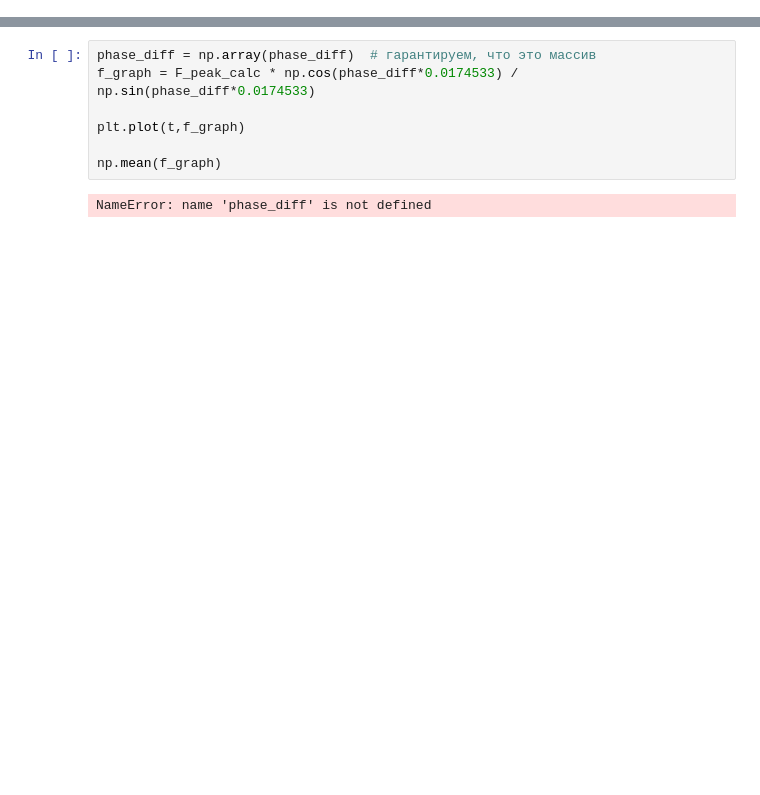
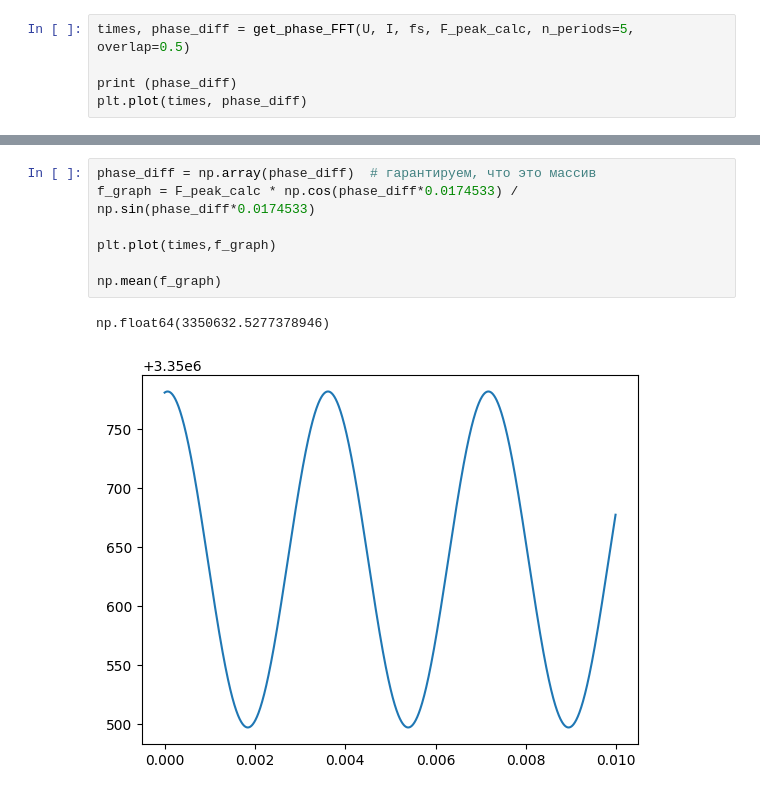
Before and after one commit to Gr-a-f/Relaxation_frequency_phase_algorithm, a Jupyter notebook: sin_phantom.ipynb, the cells around one changed output, grey strips where cells are left out. Saved outputs shown, nothing was run; the diff lists cells and outputs as text; blank space fills up the shorter version.

```diff
--- a/sin_phantom.ipynb
+++ b/sin_phantom.ipynb
@@ -77,0 +75,5 @@ print(f_rel_calc_mean)
+# %%
+times, phase_diff = get_phase_FFT(U, I, fs, F_peak_calc, n_periods=5, overlap=0.5)
+
+print (phase_diff)
+plt.plot(times, phase_diff)
@@ -78,9 +84,10 @@ print(f_rel_calc_mean)
 # %%
 phase_diff = np.array(phase_diff)  # гарантируем, что это массив
 f_graph = F_peak_calc * np.cos(phase_diff*0.0174533) / np.sin(phase_diff*0.0174533)
 
-plt.plot(t,f_graph)
+plt.plot(times,f_graph)
 
 np.mean(f_graph)
 # %% [output]
-NameError: name 'phase_diff' is not defined
+np.float64(3350632.5277378946)
+[figure, added]
```
Also changed, not shown: parts of 9 cells of this notebook, 1 other file.
